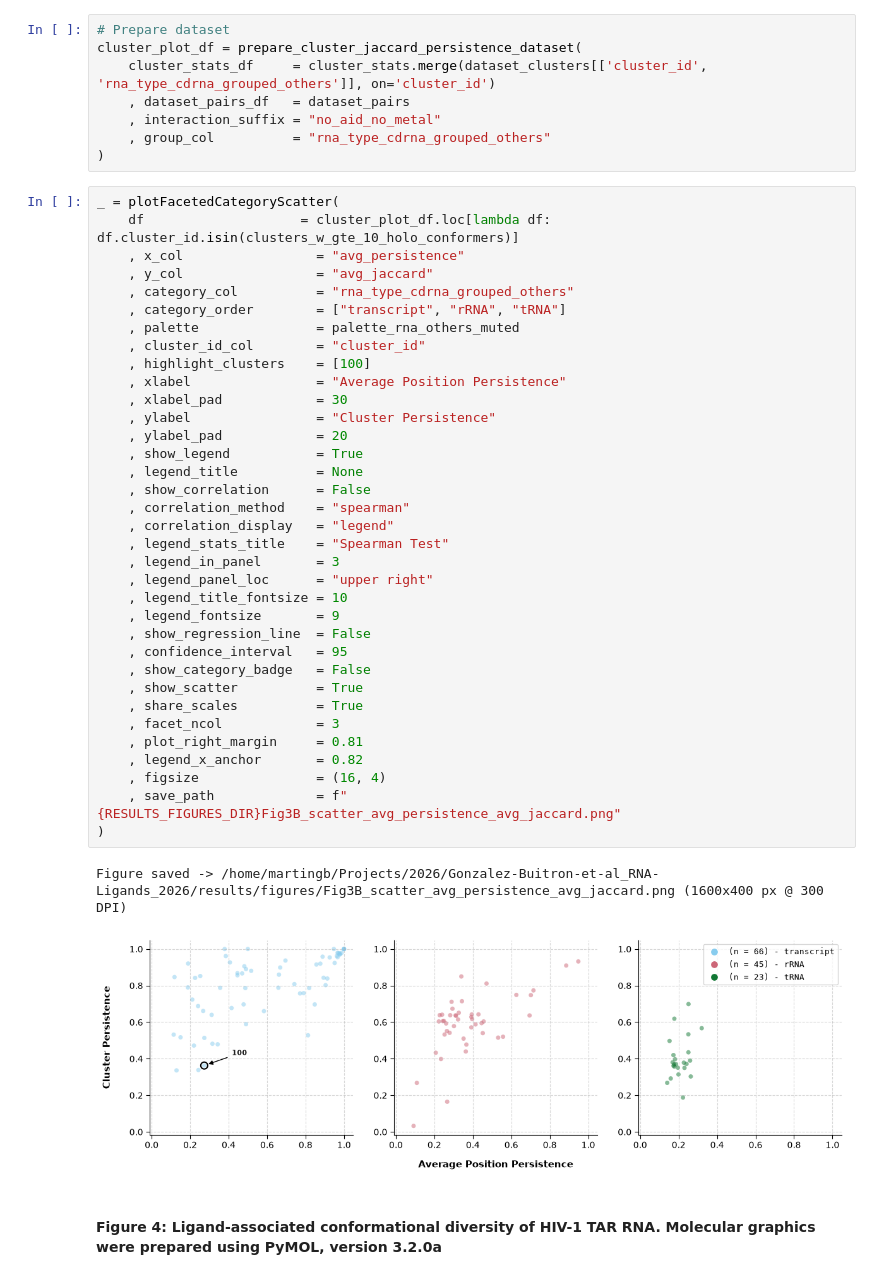
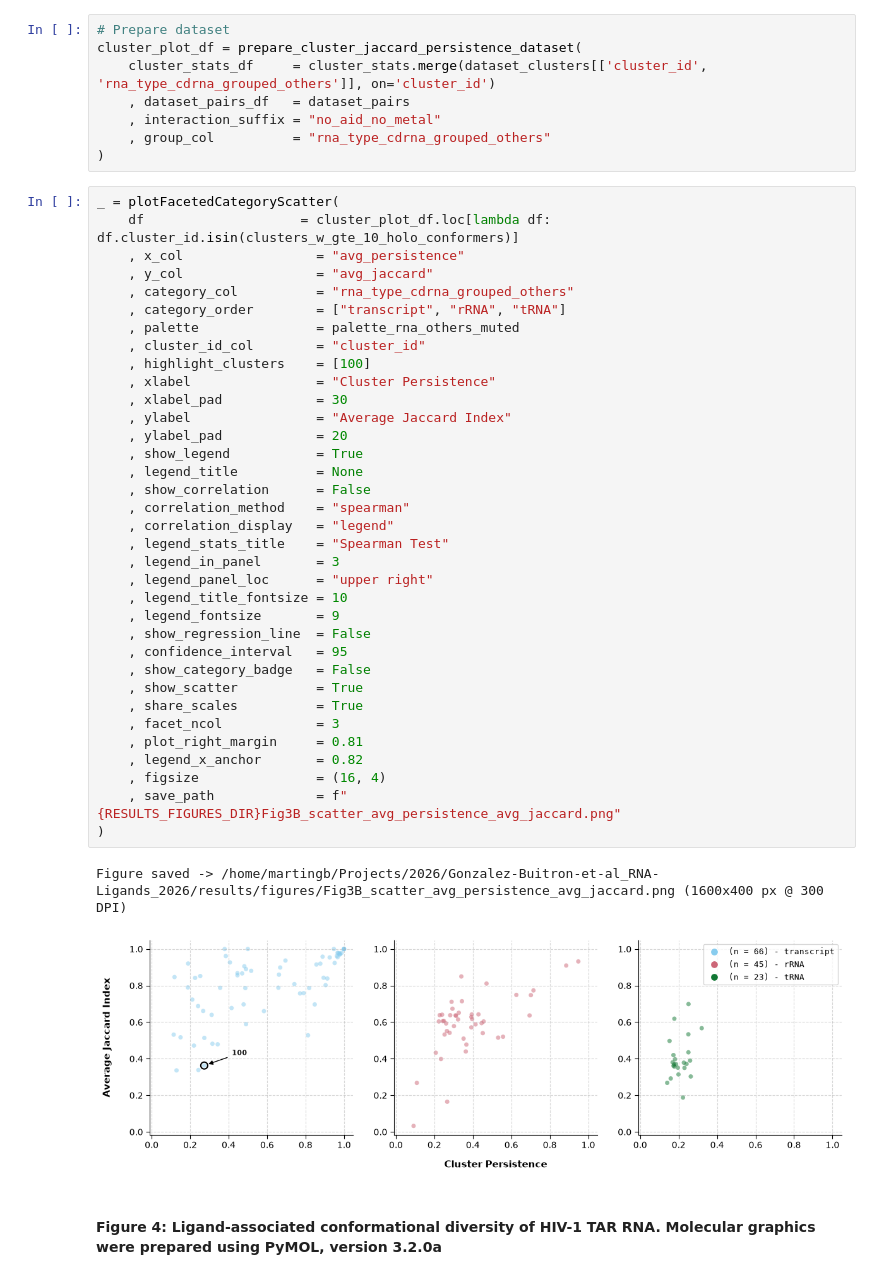
Before and after one commit to tinchogb/Gonzalez-Buitron-et-al_RNA-Ligands_2026, a Jupyter notebook: src/notebooks/figures_and_tables.ipynb, the cells around one changed output. Saved outputs shown, nothing was run; the diff lists cells and outputs as text.

Commit message:
fix: xlabel now is correct

```diff
--- a/src/notebooks/figures_and_tables.ipynb
+++ b/src/notebooks/figures_and_tables.ipynb
@@ -1149,36 +1149,36 @@ _ = plotFacetedCategoryScatter(
     , category_col          = "rna_type_cdrna_grouped_others"
     , category_order        = ["transcript", "rRNA", "tRNA"]
     , palette               = palette_rna_others_muted
     , cluster_id_col        = "cluster_id"
     , highlight_clusters    = [100]
-    , xlabel                = "Average Position Persistence"
+    , xlabel                = "Cluster Persistence"
     , xlabel_pad            = 30
-    , ylabel                = "Cluster Persistence"
+    , ylabel                = "Average Jaccard Index"
     , ylabel_pad            = 20
     , show_legend           = True
     , legend_title          = None
     , show_correlation      = False
     , correlation_method    = "spearman"
     , correlation_display   = "legend"
     , legend_stats_title    = "Spearman Test"
     , legend_in_panel       = 3
     , legend_panel_loc      = "upper right"
     , legend_title_fontsize = 10
     , legend_fontsize       = 9
     , show_regression_line  = False
     , confidence_interval   = 95
     , show_category_badge   = False
     , show_scatter          = True
     , share_scales          = True
     , facet_ncol            = 3
     , plot_right_margin     = 0.81
     , legend_x_anchor       = 0.82
     , figsize               = (16, 4)
     , save_path             = f"{RESULTS_FIGURES_DIR}Fig3B_scatter_avg_persistence_avg_jaccard.png"
 )
 # %% [output]
 Figure saved -> /home/martingb/Projects/2026/Gonzalez-Buitron-et-al_RNA-Ligands_2026/results/figures/Fig3B_scatter_avg_persistence_avg_jaccard.png (1600x400 px @ 300 DPI)
-[figure, old version]
+[figure, new version]
 # %% [markdown]
 #### **Figure 4: Ligand-associated conformational diversity of HIV-1 TAR RNA. Molecular graphics were prepared using PyMOL, version 3.2.0a**
 # %% [markdown]
```
